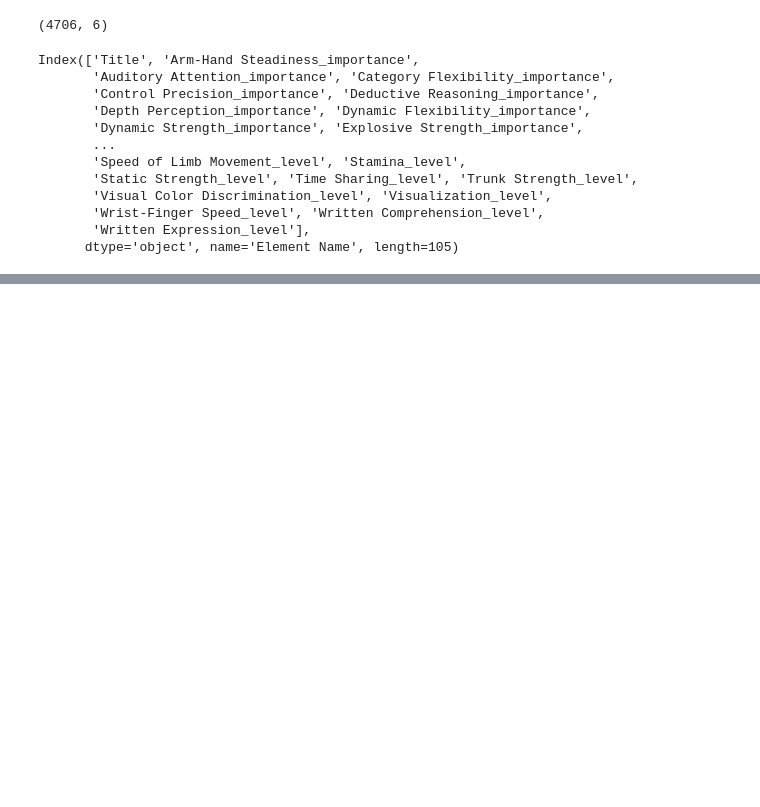
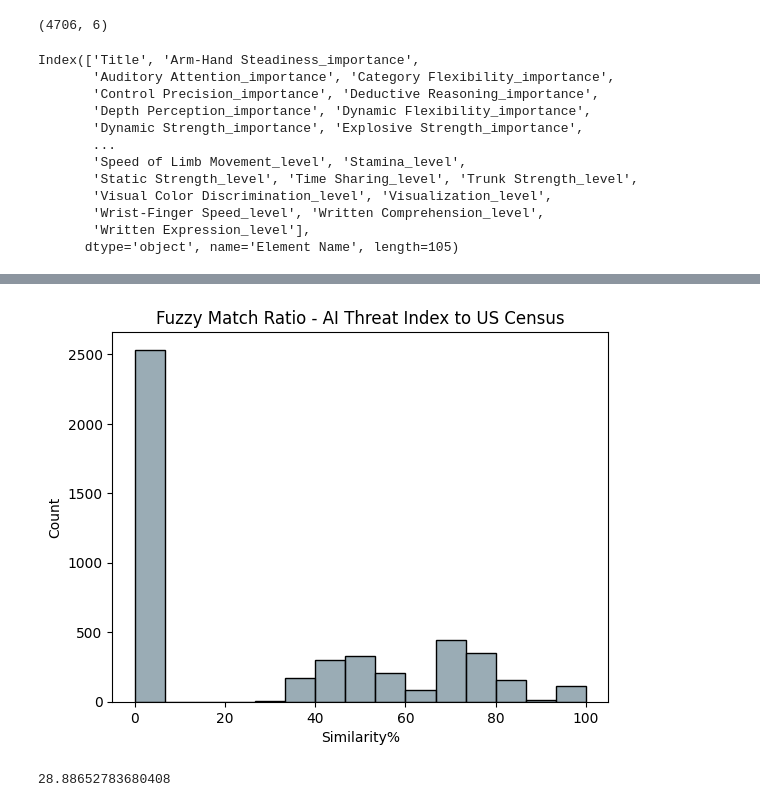
Before and after one commit to polinamin/ai_threat_index, a Jupyter notebook: code/Abilities_Analysis.ipynb, the cells around one changed output, grey strips where cells are left out. Saved outputs shown, nothing was run; the diff lists cells and outputs as text; code cells hidden in the pictures; blank space fills up the shorter version.

```diff
--- a/code/Abilities_Analysis.ipynb
+++ b/code/Abilities_Analysis.ipynb
@@ -190,0 +333,9 @@ Split on "," and "and":
+# %%
+job_threat_index["Titles_match"] = job_threat_index["Titles_match"].apply(lambda x: '-'.join(x))
+# %%
+job_threat_index["Titles_match"] = job_threat_index["Titles_match"].apply(lambda x: x.replace("--",""))
+# %%
+job_threat_index["Titles_match"] = job_threat_index["Job_titles"].apply(lambda x: difflib.get_close_matches(x, df["Titles_joined"]))
+# %%
+job_threat_index["Similarity%"] =  job_threat_index.apply(lambda x: fuzz.ratio(x.Titles_match, x.Job_titles), axis=1)
+#fuzz.ratio(job_threat_index["Titles_match"],job_threat_index["Job titiles"])
@@ -190,0 +362,11 @@ Split on "," and "and":
+# %%
+fig = plt.plot(figsize=(8, 8))
+
+sns.histplot(data=job_threat_index, x=job_threat_index["Similarity%"], color='#78909c').set(title='Fuzzy Match Ratio - AI Threat Index to US Census');
+# %% [output]
+[figure, added]
+# %%
+mean_similarity = np.mean(job_threat_index["Similarity%"])
+mean_similarity
+# %% [output]
+28.88652783680408
```
Also changed, not shown: parts of 51 cells of this notebook.
